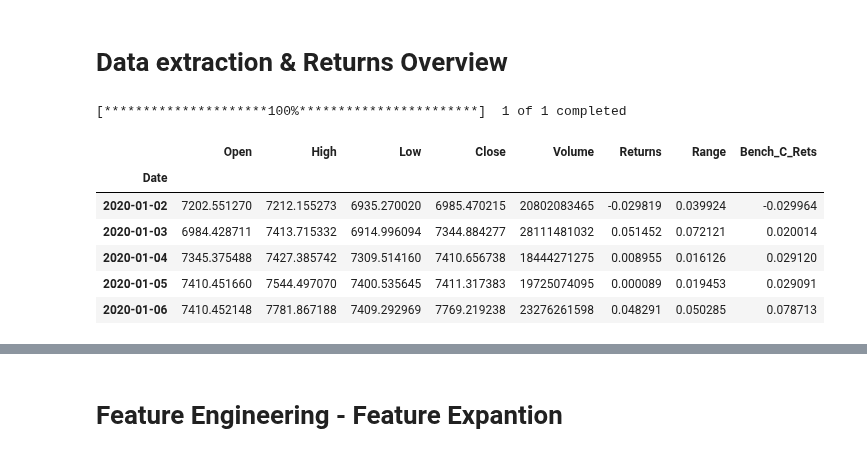
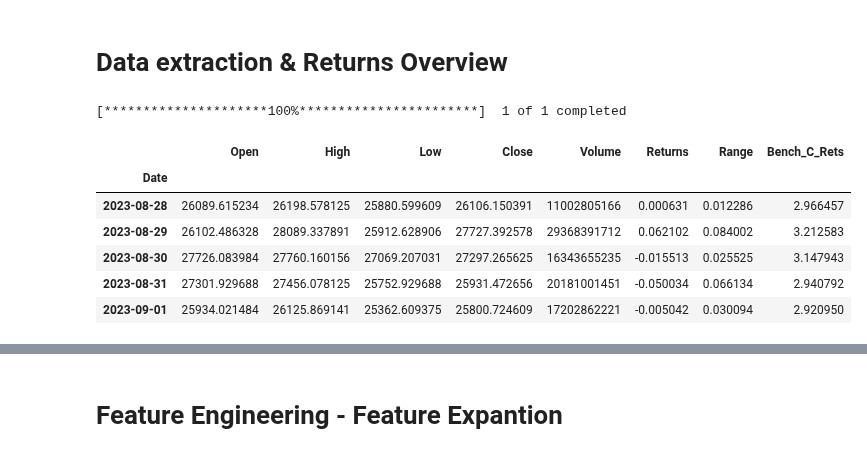
Before and after one commit to ItMeansBigMountain/Financial.Market.ML, a Jupyter notebook: 2_Supervised/1-Data-Preprocessing.ipynb, the cells around one changed output, grey strips where cells are left out. Drawn from its saved outputs; the diff is of its cells as text; code cells hidden in the pictures.

```diff
--- a/2_Supervised/1-Data-Preprocessing.ipynb
+++ b/2_Supervised/1-Data-Preprocessing.ipynb
@@ -10,21 +11,21 @@ import matplotlib.pyplot as plt
 # %%
 # Data Extraction
 start_date = "2020-01-01"
-end_date = "2023-05-29"
+end_date = datetime.now().strftime("%Y-%m-%d")
 symbol = "BTC-USD"
 strat_mgr = StrategyManager(symbol , start_date , end_date)
 df = strat_mgr.df.copy()
 
-df.head()
+df.tail()
 # %% [output]
 [*********************100%***********************]  1 of 1 completed
 |  | Open | High | Low | Close | Volume | Returns | Range | Bench_C_Rets |
 | Date |  |  |  |  |  |  |  |  |
-| 2020-01-02 | 7202.551270 | 7212.155273 | 6935.270020 | 6985.470215 | 20802083465 | -0.029819 | 0.039924 | -0.029964 |
-| 2020-01-03 | 6984.428711 | 7413.715332 | 6914.996094 | 7344.884277 | 28111481032 | 0.051452 | 0.072121 | 0.020014 |
-| 2020-01-04 | 7345.375488 | 7427.385742 | 7309.514160 | 7410.656738 | 18444271275 | 0.008955 | 0.016126 | 0.029120 |
-| 2020-01-05 | 7410.451660 | 7544.497070 | 7400.535645 | 7411.317383 | 19725074095 | 0.000089 | 0.019453 | 0.029091 |
-| 2020-01-06 | 7410.452148 | 7781.867188 | 7409.292969 | 7769.219238 | 23276261598 | 0.048291 | 0.050285 | 0.078713 |
+| 2023-08-28 | 26089.615234 | 26198.578125 | 25880.599609 | 26106.150391 | 11002805166 | 0.000631 | 0.012286 | 2.966457 |
+| 2023-08-29 | 26102.486328 | 28089.337891 | 25912.628906 | 27727.392578 | 29368391712 | 0.062102 | 0.084002 | 3.212583 |
+| 2023-08-30 | 27726.083984 | 27760.160156 | 27069.207031 | 27297.265625 | 16343655235 | -0.015513 | 0.025525 | 3.147943 |
+| 2023-08-31 | 27301.929688 | 27456.078125 | 25752.929688 | 25931.472656 | 20181001451 | -0.050034 | 0.066134 | 2.940792 |
+| 2023-09-01 | 25934.021484 | 26125.869141 | 25362.609375 | 25800.724609 | 17202862221 | -0.005042 | 0.030094 | 2.920950 |
 # %%
 # Benchmark Returns Profile
 fig = plt.figure(figsize=(15,5))
```
Also changed, not shown: parts of 7 cells of this notebook, 4 other files.
